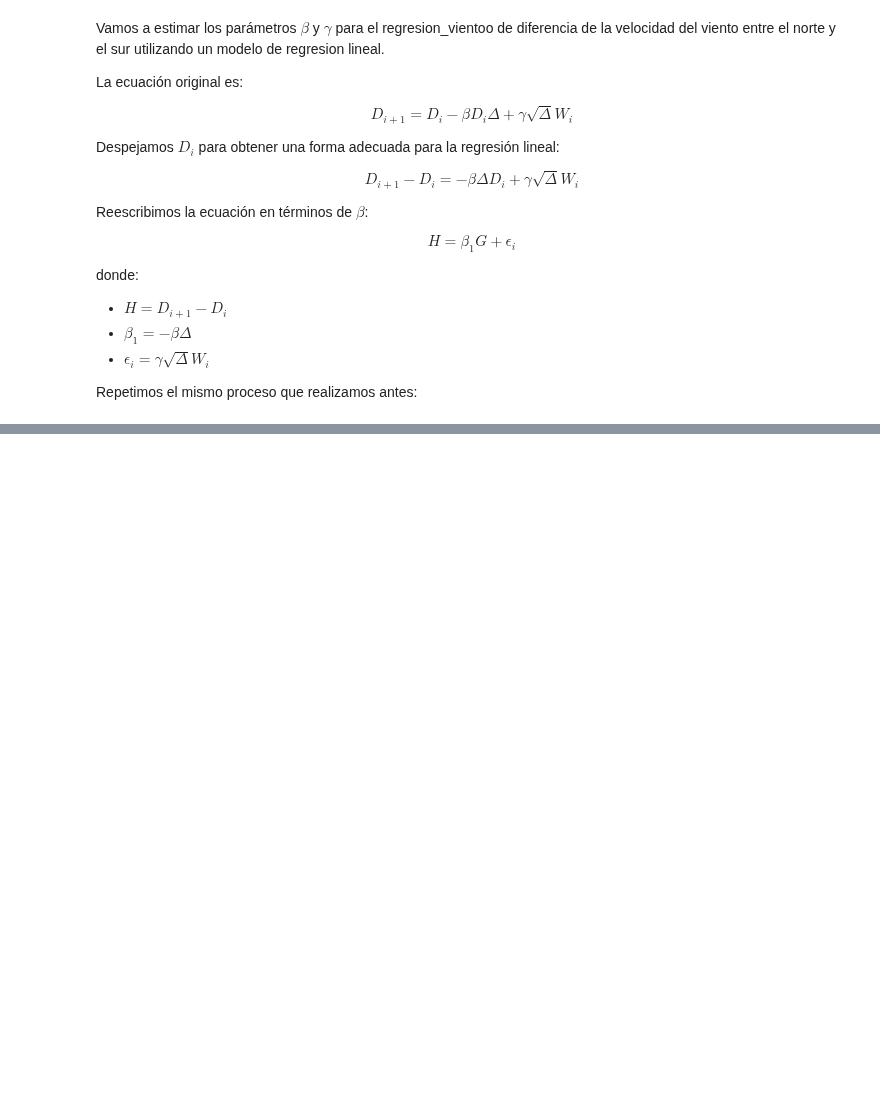
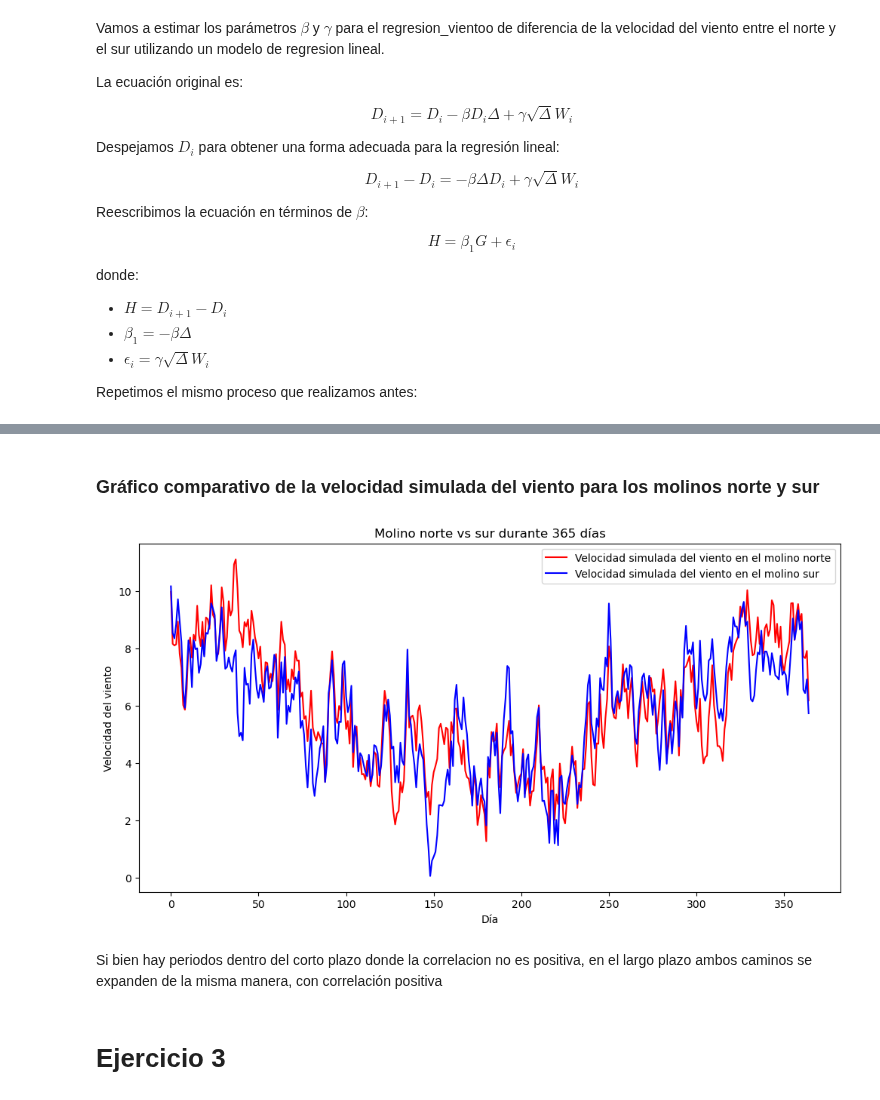
Before and after one commit to MarianoSanson/tp-viento, a Jupyter notebook: entrega.ipynb, the cells around one changed output, grey strips where cells are left out. Cells and saved outputs as stored; diff of their text form; code cells hidden in the pictures; blank space fills up the shorter version.

```diff
--- a/entrega.ipynb
+++ b/entrega.ipynb
@@ -175,0 +296,18 @@ gamma estimado: 10.091915756839064
+# %% [markdown]
+### Gráfico comparativo de la velocidad simulada del viento para los molinos norte y sur
+# %%
+plt.figure(figsize=(12, 6))
+plt.plot(simulacion_norte, color='red', label='Velocidad simulada del viento en el molino norte')
+plt.plot(simulacion_sur, color='blue', label='Velocidad simulada del viento en el molino sur')
+
+plt.xlabel('Día')
+plt.ylabel('Velocidad del viento')
+plt.title('Molino norte vs sur durante 365 días')
+plt.legend()
+plt.show()
+# %% [output]
+[figure, added]
+# %% [markdown]
+Si bien hay periodos dentro del corto plazo donde la correlacion no es positiva, en el largo plazo ambos caminos se expanden de la misma manera, con correlación positiva
+# %% [markdown]
+# Ejercicio 3
```
Also changed, not shown: parts of 70 cells of this notebook.
